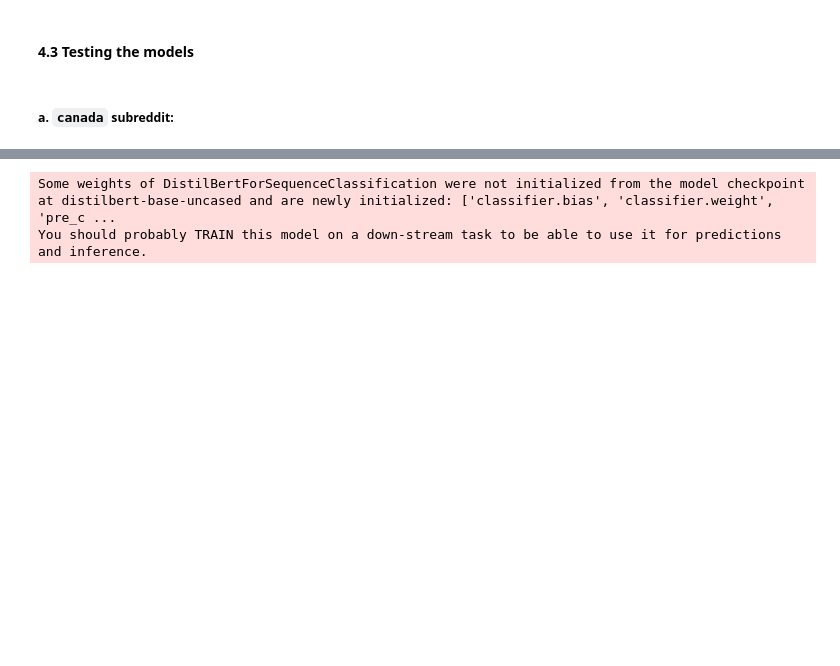
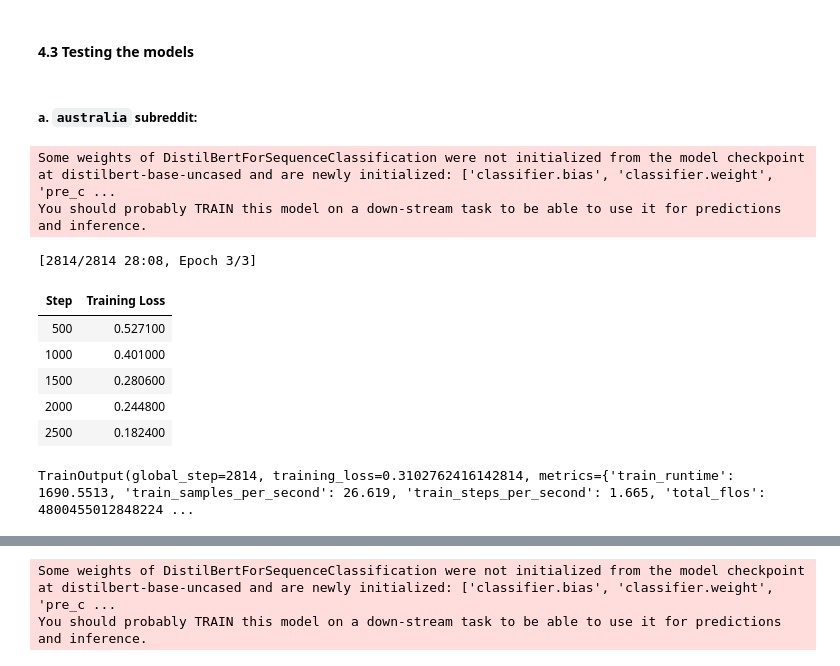
Before and after one commit to jimenasalinas/RedditGoesGreen, a Jupyter notebook: models/calculate_sentiment_hf.ipynb, the cells around one changed output, grey strips where cells are left out. Drawn from its saved outputs; the diff is of its cells as text; code cells hidden in the pictures; blank space fills up the shorter version.

```diff
--- a/models/calculate_sentiment_hf.ipynb
+++ b/models/calculate_sentiment_hf.ipynb
@@ -306,25 +308,63 @@ futurology_comments = sub_comments[sub_comments['subreddit.name']=='futurology']
 donald_comments = sub_comments[sub_comments['subreddit.name']=='the_donald'].reset_index(drop=True)
 # %%
 # Obtain train split for each dataset
+australia_train, _ = train_test_split(australia_comments, 0.2)
 canada_train, _ = train_test_split(canada_comments, 0.2)
 collapse_train, _ = train_test_split(collapse_comments, 0.2)
-conspiracy_train, _ = train_test_split(conspiracy_comments, 0.2)
 futurology_train, _ = train_test_split(futurology_comments, 0.2)
 donald_train, _ = train_test_split(donald_comments, 0.2)
 # %%
 # Create a smaller training dataset for faster training times
+small_australia_train = australia_train.shuffle(seed=42).select([i for i in list(range(train_obs))])
 small_canada_train = canada_train.shuffle(seed=42).select([i for i in list(range(train_obs))])
 small_collapse_train = collapse_train.shuffle(seed=42).select([i for i in list(range(train_obs))])
-small_conspiracy_train = conspiracy_train.shuffle(seed=42).select([i for i in list(range(train_obs))])
 small_futurology_train = futurology_train.shuffle(seed=42).select([i for i in list(range(train_obs))])
 small_donald_train = donald_train.shuffle(seed=42).select([i for i in list(range(train_obs))])
 # %%
+australia_tokenized = small_australia_train.map(preprocess_function, batched=True)
 canada_tokenized = small_canada_train.map(preprocess_function, batched=True)
 collapse_tokenized = small_collapse_train.map(preprocess_function, batched=True)
-conspiracy_tokenized = small_conspiracy_train.map(preprocess_function, batched=True)
 futurology_tokenized = small_futurology_train.map(preprocess_function, batched=True)
 donald_tokenized = small_donald_train.map(preprocess_function, batched=True)
 # %% [markdown]
 #### 4.3 Testing the models
 # %% [markdown]
-##### a. `canada` subreddit:
+##### a. `australia` subreddit:
+# %%
+model = AutoModelForSequenceClassification.from_pretrained("distilbert-base-uncased", num_labels=2)
+# %% [output]
+Some weights of DistilBertForSequenceClassification were not initialized from the model checkpoint at distilbert-base-uncased and are newly initialized: ['classifier.bias', 'classifier.weight', 'pre_c ...
+You should probably TRAIN this model on a down-stream task to be able to use it for predictions and inference.
+# %%
+output_name = data_path + "Output/australia"
+
+training_args = TrainingArguments(
+   output_dir=output_name,
+   learning_rate=2e-5,
+   per_device_train_batch_size=16,
+   per_device_eval_batch_size=16,
+   num_train_epochs=3,
+   weight_decay=0.01,
+   save_strategy="epoch",
+)
+
+australia_trainer = Trainer(
+   model=model,
+   args=training_args,
+   train_dataset=australia_tokenized,
+   eval_dataset=tokenized_test, # Leave the original one
+   tokenizer=tokenizer,
+   data_collator=data_collator,
+   compute_metrics=compute_metrics,
+)
+# %%
+australia_trainer.train()
+# %% [output]
+[2814/2814 28:08, Epoch 3/3]
+| Step | Training Loss |
+| 500 | 0.527100 |
+| 1000 | 0.401000 |
+| 1500 | 0.280600 |
+| 2000 | 0.244800 |
+| 2500 | 0.182400 |
+TrainOutput(global_step=2814, training_loss=0.3102762416142814, metrics={'train_runtime': 1690.5513, 'train_samples_per_second': 26.619, 'train_steps_per_second': 1.665, 'total_flos': 4800455012848224 ...
```
Also changed, not shown: parts of 20 cells of this notebook.
